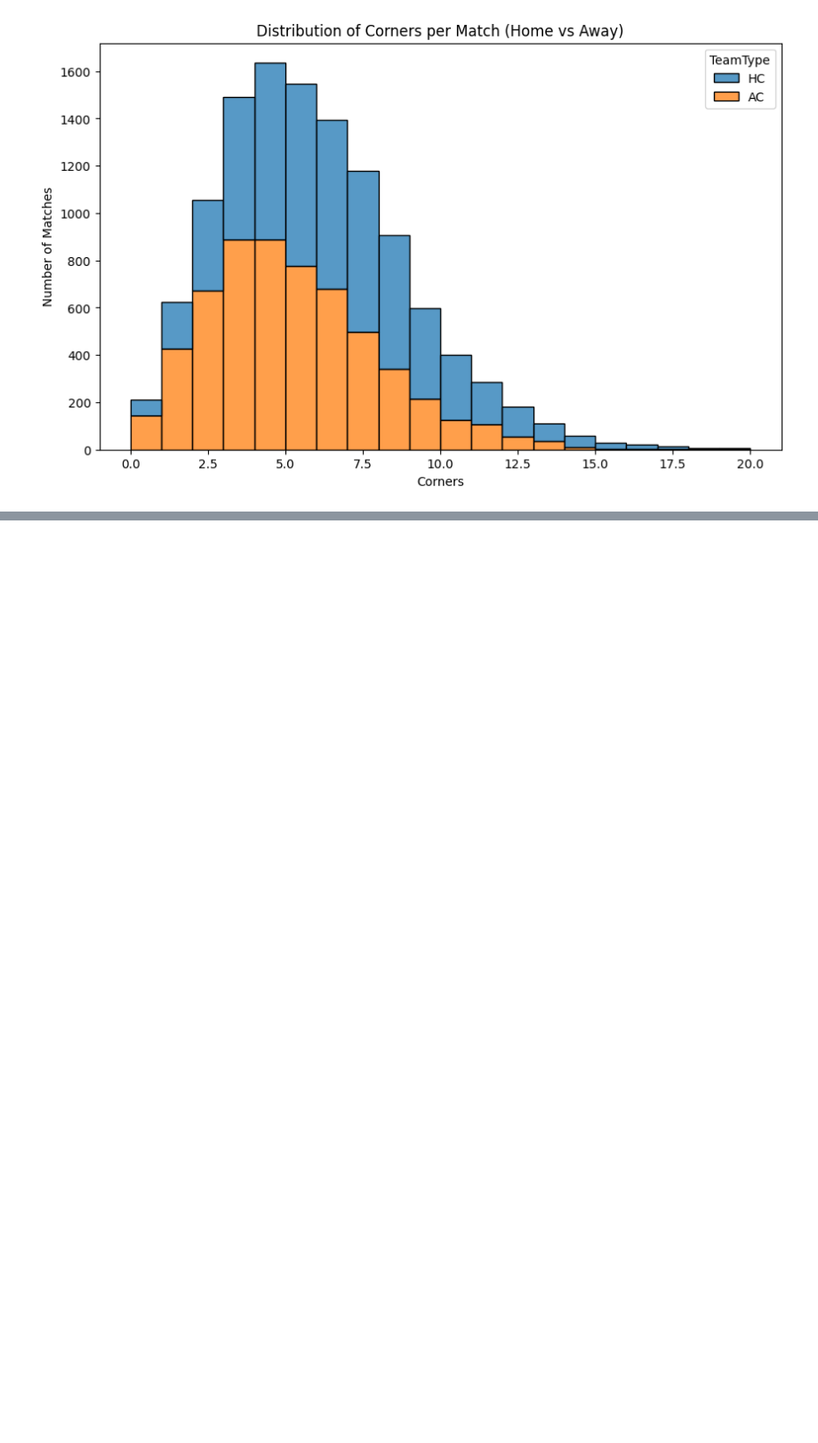
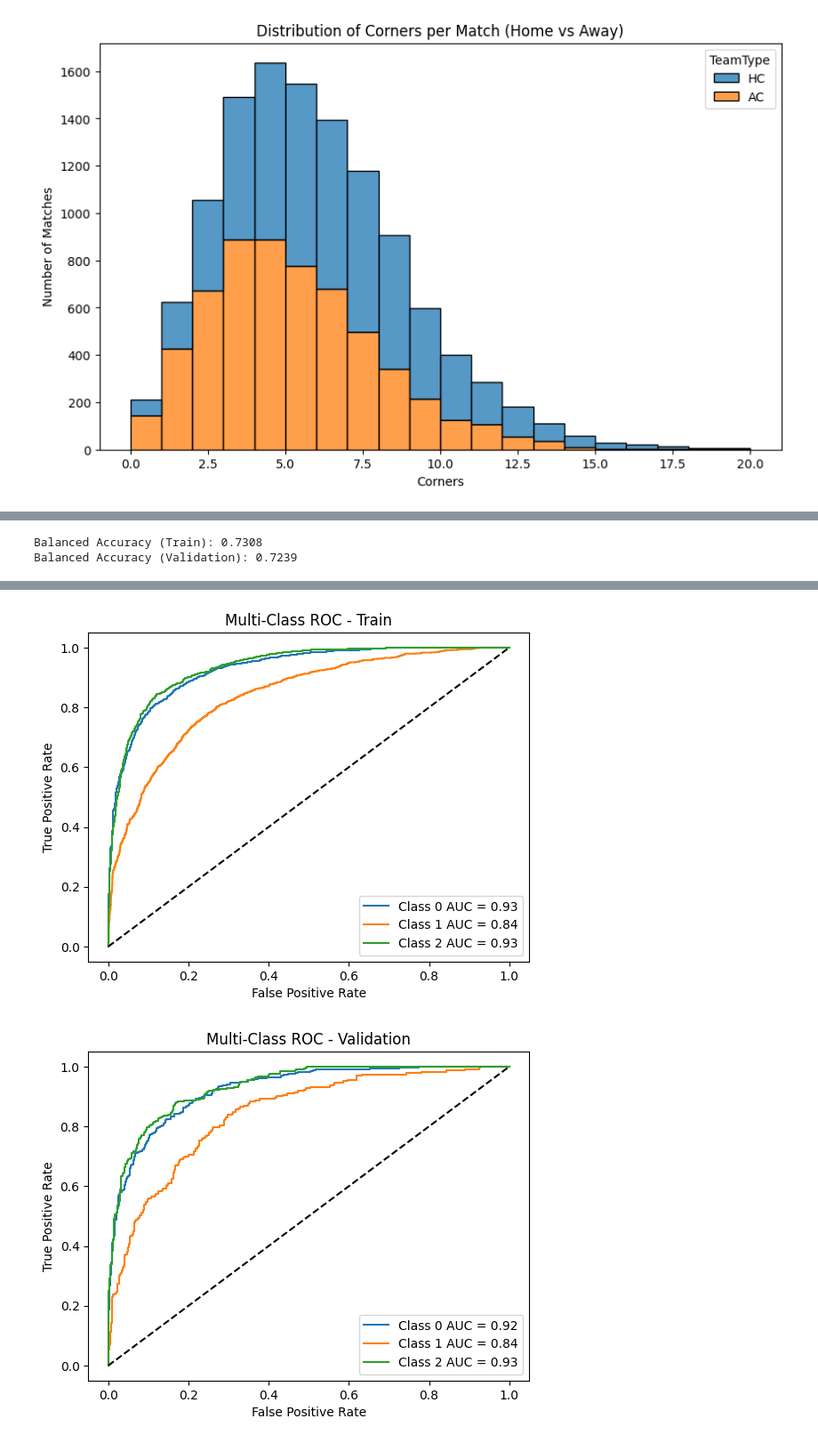
Before and after one commit to akshmaatreja/RR_project, a Jupyter notebook: notebooks/1_EDA_and_Preprocessing.ipynb, the cells around one changed output, grey strips where cells are left out. Shown at 89% size. Saved outputs shown, nothing was run; the diff lists cells and outputs as text; code cells hidden in the pictures; blank space fills up the shorter version.

Commit message:
Final Modeling File

```diff
--- a/notebooks/1_EDA_and_Preprocessing.ipynb
+++ b/notebooks/1_EDA_and_Preprocessing.ipynb
@@ -270,0 +374,4 @@ plt.show()
+# %%
+df_train = model_df[model_df['Year'] <= 2018].copy()
+df_val = model_df[(model_df['Year'] >= 2019) & (model_df['Year'] <= 2022)].copy()
+df_test = model_df[model_df['Year'] >= 2023].copy()
@@ -270,0 +386,14 @@ plt.show()
+# %%
+from sklearn.preprocessing import StandardScaler
+excluded_cols = ['HomeTeam', 'AwayTeam', 'HTR', 'Year', 'Month', 'Day', 'DayOfWeek', 'MatchResult']
+def scale_dataset(df):
+    numeric_cols = [col for col in df.columns if col not in excluded_cols]
+    scaler = StandardScaler()
+    scaled_data = scaler.fit_transform(df[numeric_cols])
+
+    df_scaled = pd.DataFrame(scaled_data, columns=numeric_cols, index=df.index)
+    df_final = pd.concat([df_scaled, df[excluded_cols]], axis=1)
+    return df_final
+df_train = scale_dataset(df_train)
+df_val = scale_dataset(df_val)
+df_test = scale_dataset(df_test)
@@ -270,0 +410,60 @@ plt.show()
+# %%
+from sklearn.linear_model import LogisticRegression
+from sklearn.metrics import balanced_accuracy_score, roc_auc_score, roc_curve
+from sklearn.preprocessing import label_binarize
+import matplotlib.pyplot as plt
+
+# Define target and features
+target = 'MatchResult'
+features = [col for col in df_train.columns if col != target]
+
+X_train = df_train[features]
+y_train = df_train[target]
+X_val = df_val[features]
+y_val = df_val[target]
+
+# Train model
+model = LogisticRegression(max_iter=1000, multi_class='ovr')
+model.fit(X_train, y_train)
+
+# Predict on train and validation
+y_pred_train = model.predict(X_train)
+y_prob_train = model.predict_proba(X_train)
+
+y_pred_val = model.predict(X_val)
+y_prob_val = model.predict_proba(X_val)
+
+# Balanced Accuracy
+print("Balanced Accuracy (Train):", round(balanced_accuracy_score(y_train, y_pred_train), 4))
+print("Balanced Accuracy (Validation):", round(balanced_accuracy_score(y_val, y_pred_val), 4))
+import matplotlib.pyplot as plt
+from sklearn.metrics import roc_curve, auc
+from sklearn.preprocessing import label_binarize
+
+# Binarize targets
+y_train_bin = label_binarize(y_train, classes=[0, 1, 2])
+y_val_bin = label_binarize(y_val, classes=[0, 1, 2])
+
+# Plot ROC for each class
+def plot_multi_class_roc(y_true_bin, y_prob, dataset_label):
+    plt.figure()
+    for i in range(3):  # 0, 1, 2
+        fpr, tpr, _ = roc_curve(y_true_bin[:, i], y_prob[:, i])
+        roc_auc = auc(fpr, tpr)
+        plt.plot(fpr, tpr, label=f'Class {i} AUC = {roc_auc:.2f}')
+
+    plt.plot([0, 1], [0, 1], 'k--')
+    plt.title(f'Multi-Class ROC - {dataset_label}')
+    plt.xlabel('False Positive Rate')
+    plt.ylabel('True Positive Rate')
+    plt.legend()
+    plt.show()
+
+# ROC Curve for Train
+plot_multi_class_roc(y_train_bin, y_prob_train, 'Train')
+
+# ROC Curve for Validation
+plot_multi_class_roc(y_val_bin, y_prob_val, 'Validation')
+# %% [output]
+Balanced Accuracy (Train): 0.7308
+Balanced Accuracy (Validation): 0.7239
@@ -270,0 +477,2 @@ plt.show()
+[figure, added]
+[figure, added]
```
Also changed, not shown: parts of 18 cells of this notebook.
